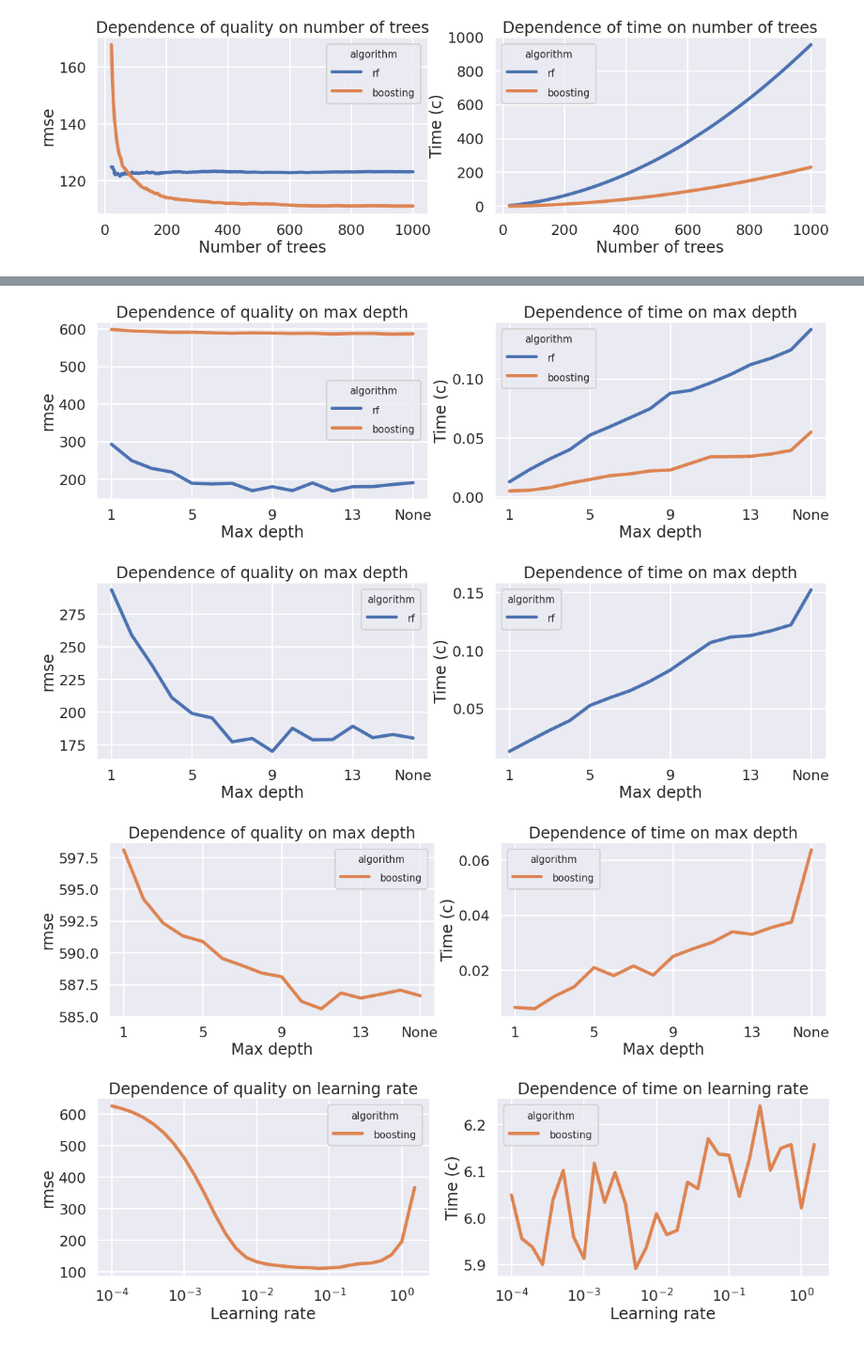
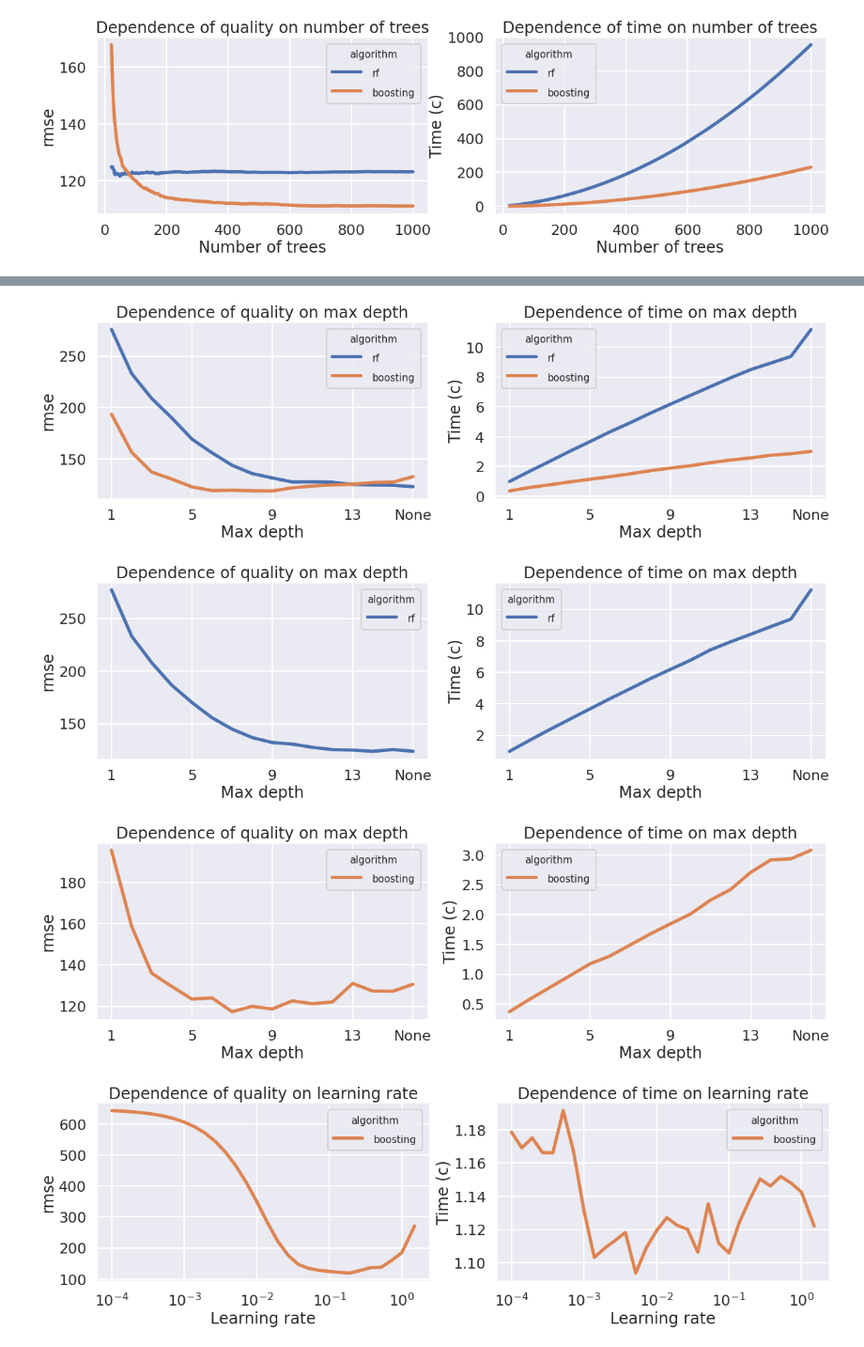
Before and after one commit to MikhailKuz/msu_courses, a Jupyter notebook: msu_practicum_project/experiments/code.ipynb, the cells around one changed output, grey strips where cells are left out. Shown: that part at 94% size. Saved outputs shown, nothing was run; the diff lists cells and outputs as text; code cells hidden in the pictures.

```diff
--- a/msu_practicum_project/experiments/code.ipynb
+++ b/msu_practicum_project/experiments/code.ipynb
@@ -233,7 +241,7 @@ for name, mreg in algs.items():
     history = dict([('scores', []), ('time', [])])
     for max_f in params['max_features']:
         cmreg = deepcopy(mreg)
-        reg = cmreg(n_estimators=1, feature_subsample_size = max_f)
+        reg = cmreg(n_estimators=def_nestim, feature_subsample_size = max_f)
         start = timer()
         reg.fit(X_train, y_train)
         end = timer()
@@ -289,7 +297,7 @@ for name, mreg in algs.items():
     history = dict([('scores', []), ('time', [])])
     for max_d in params['max_depth']:
         cmreg = deepcopy(mreg)
-        reg = cmreg(n_estimators=1, max_depth=max_d)
+        reg = cmreg(n_estimators=def_nestim, max_depth=max_d)
         start = timer()
         reg.fit(X_train, y_train)
         end = timer()
@@ -341,7 +349,7 @@ plt.setp(axs[1].get_legend().get_title(), fontsize=title_leg_size)
 fig.savefig(pic_path + 'max_depth_gen.pdf', bbox_inches='tight')
 plt.show()
 # %% [output]
-[figure, old version]
+[figure, new version]
 # %%
 lab_v = []
 algs = {
@@ -354,7 +362,7 @@ for name, mreg in algs.items():
     history = dict([('scores', []), ('time', [])])
     for max_d in params['max_depth']:
         cmreg = deepcopy(mreg)
-        reg = cmreg(n_estimators=1, max_depth=max_d)
+        reg = cmreg(n_estimators=def_nestim, max_depth=max_d)
         start = timer()
         reg.fit(X_train, y_train)
         end = timer()
@@ -403,7 +411,7 @@ plt.setp(axs[1].get_legend().get_title(), fontsize=title_leg_size)
 fig.savefig(pic_path + 'max_depth_rf.pdf', bbox_inches='tight')
 plt.show()
 # %% [output]
-[figure, old version]
+[figure, new version]
 # %%
 lab_v = []
 algs = {
@@ -416,7 +424,7 @@ for name, mreg in algs.items():
     history = dict([('scores', []), ('time', [])])
     for max_d in params['max_depth']:
         cmreg = deepcopy(mreg)
-        reg = cmreg(n_estimators=1, max_depth=max_d)
+        reg = cmreg(n_estimators=def_nestim, max_depth=max_d)
         start = timer()
         reg.fit(X_train, y_train)
         end = timer()
@@ -463,7 +471,7 @@ plt.setp(axs[1].get_legend().get_title(), fontsize=title_leg_size)
 fig.savefig(pic_path + 'max_depth_boost.pdf', bbox_inches='tight')
 plt.show()
 # %% [output]
-[figure, old version]
+[figure, new version]
 # %%
 h = []
 lab_v = []
@@ -472,7 +480,7 @@ mreg = algs['boosting']
 history = dict([('scores', []), ('time', [])])
 for lr in params['lr']:
     cmreg = deepcopy(mreg)
-    reg = cmreg(n_estimators=400, learning_rate=lr)
+    reg = cmreg(n_estimators=def_nestim, learning_rate=lr)
     start = timer()
     reg.fit(X_train, y_train)
     end = timer()
@@ -492,31 +500,31 @@ axs[0].set_title('Dependence of quality on learning rate')
 axs[0].set_ylabel('rmse')
 axs[0].set_xlabel('Learning rate')
 axs[0].grid(True)
 plt.sca(axs[0])
 plt.xscale('log')
 
 legend = axs[0].legend((pj[0] for pj in p), lab_v)
 legend.set_title('algorithm')
 plt.setp(axs[0].get_legend().get_texts(), fontsize=font_leg_size)
 plt.setp(axs[0].get_legend().get_title(), fontsize=title_leg_size)
 
 
 p = []
 for history in h:
     p.append(axs[1].plot(params['lr'], history['time'], color=boosting_color, linewidth=5))
 
 axs[1].set_title('Dependence of time on learning rate')
 axs[1].set_ylabel('Time (c)')
 axs[1].set_xlabel('Learning rate')
 axs[1].grid(True)
 plt.sca(axs[1])
 plt.xscale('log')
 
 legend = axs[1].legend((pj[0] for pj in p), lab_v)
 legend.set_title('algorithm')
 plt.setp(axs[1].get_legend().get_texts(), fontsize=font_leg_size)
 plt.setp(axs[1].get_legend().get_title(), fontsize=title_leg_size)
 fig.savefig(pic_path + 'learning_rate.pdf', bbox_inches='tight')
 plt.show()
 # %% [output]
-[figure, old version]
+[figure, new version]
```
Also changed, not shown: parts of 6 cells of this notebook.
